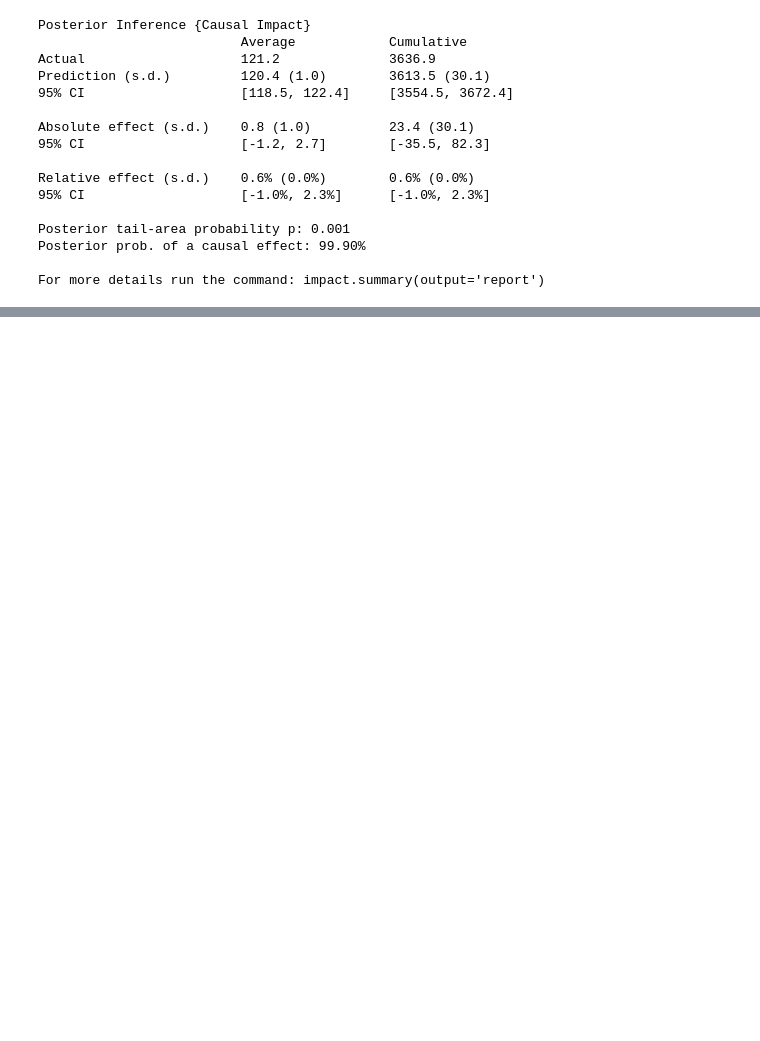
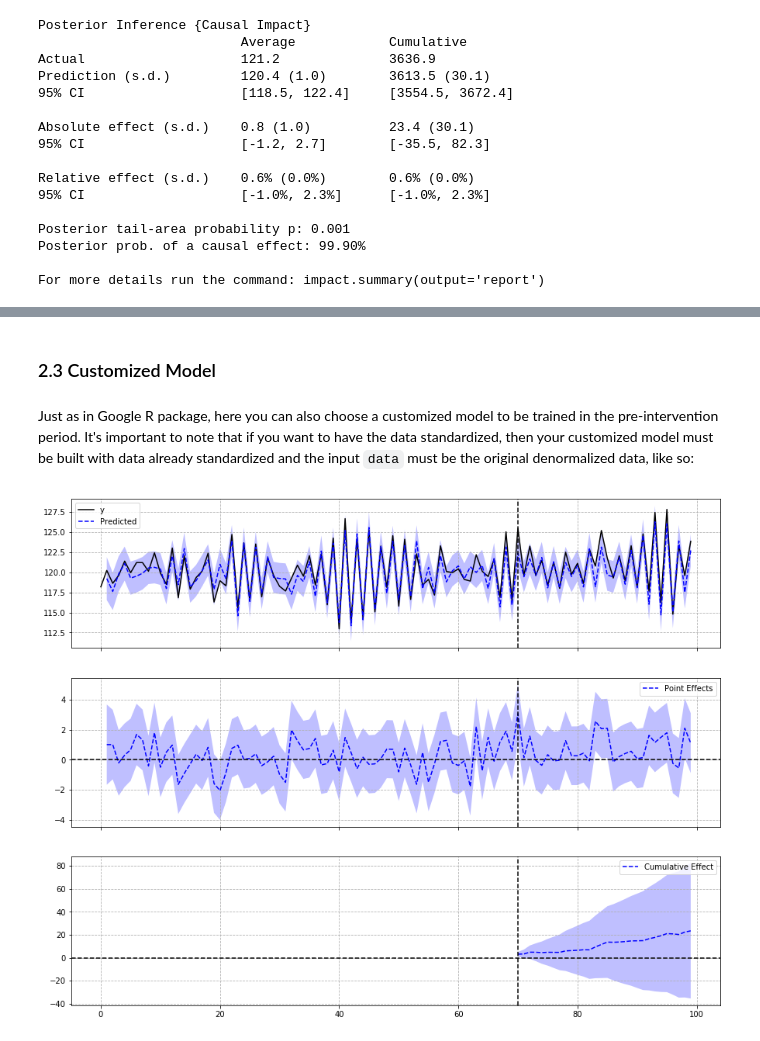
Before and after one commit to josef-pkt/causalimpact, a Jupyter notebook: examples/getting_started.ipynb, the cells around one changed output, grey strips where cells are left out. Saved outputs shown, nothing was run; the diff lists cells and outputs as text; code cells hidden in the pictures; blank space fills up the shorter version.

```diff
--- a/examples/getting_started.ipynb
+++ b/examples/getting_started.ipynb
@@ -82,0 +174,23 @@ For more details run the command: impact.summary(output='report')
+# %% [markdown]
+### 2.3 Customized Model
+# %% [markdown]
+Just as in Google R package, here you can also choose a customized model to be trained in the pre-intervention period. It's important to note that if you want to have the data standardized, then your customized model must be built with data already standardized and the input `data` must be the original denormalized data, like so:
+# %%
+from causalimpact.misc import standardize
+
+normed_pre_data, _ = standardize(data.iloc[:70])
+
+model = UnobservedComponents(
+    endog=normed_pre_data.iloc[:70, 0],
+    level='llevel',
+    exog=normed_pre_data.iloc[:70, 1:]
+)
+
+pre_period = [0, 69]
+post_period = [70, 99]
+
+ci = CausalImpact(data, pre_period, post_period, model=model)
+# %%
+ci.plot(figsize=(15, 12))
+# %% [output]
+[figure, added]
```
Also changed, not shown: parts of 45 cells of this notebook, 5 other files.
